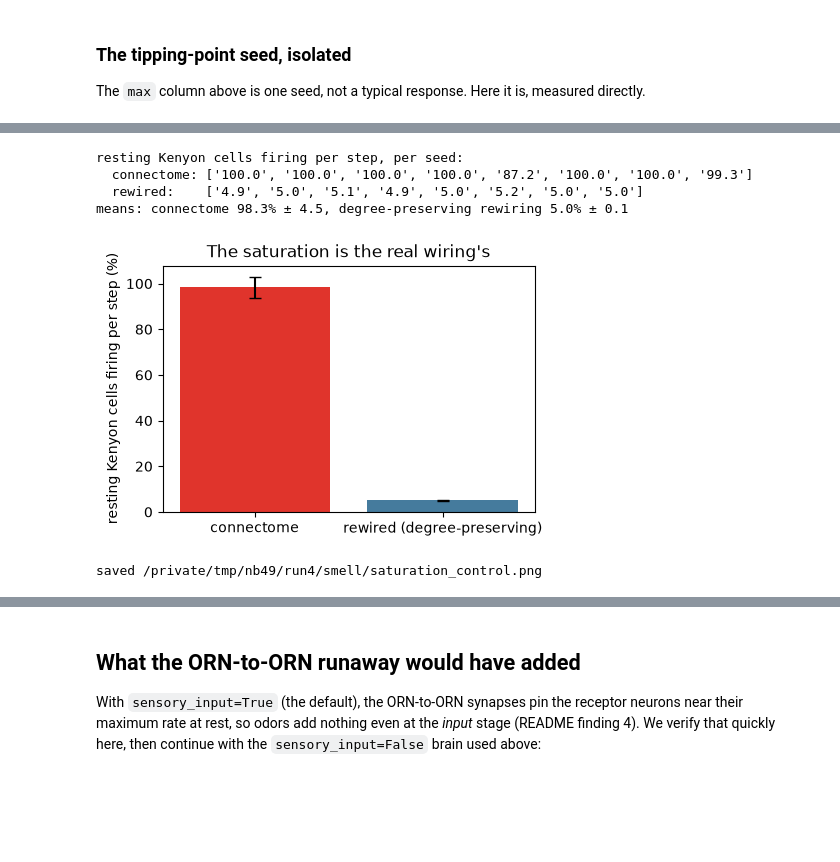
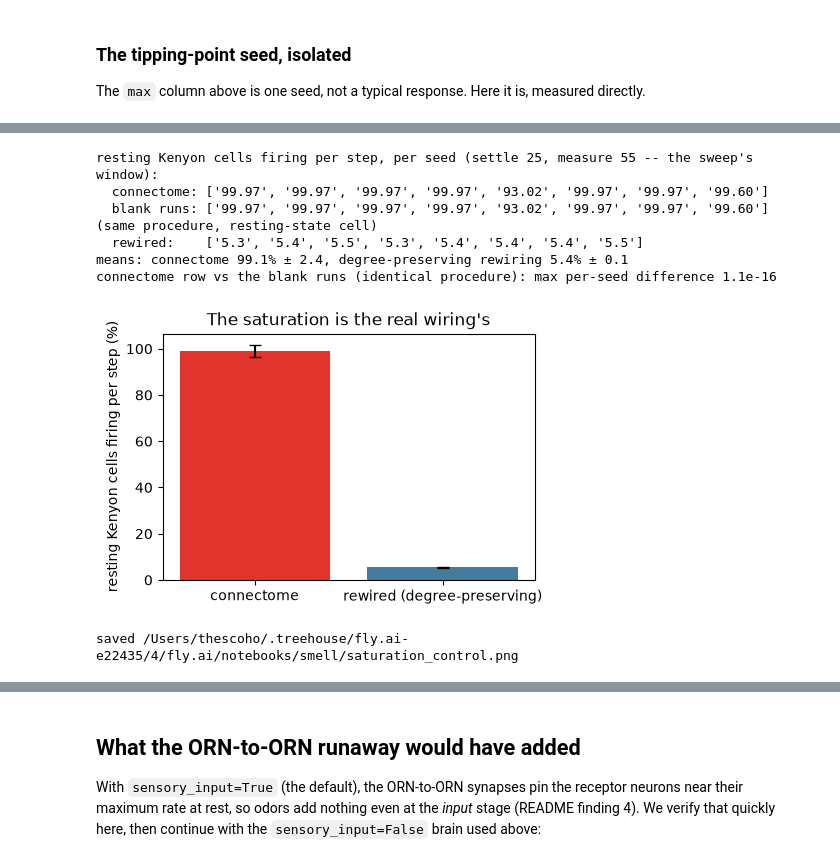
Before and after one commit to alextitonis/fly.ai, a Jupyter notebook: notebooks/smell.ipynb, the cells around one changed output, grey strips where cells are left out. Drawn from its saved outputs; the diff is of its cells as text; code cells hidden in the pictures; blank space fills up the shorter version.

```diff
--- a/notebooks/smell.ipynb
+++ b/notebooks/smell.ipynb
@@ -183,13 +223,10 @@ whole-brain spikes per step at rest: ~7605
 # %%
 t0 = time.time()
-res, blank, pn_of = {}, {}, {}
+res = {}
 for name, types in ODORS.items():
     idx = brain.cells(types)
-    pn_of[name] = pns_for(types)
     for a in STRENGTHS:
         for seed in SEEDS:
             res[name, a, seed] = trial(seed, idx, a, pn_of[name])
-for seed in SEEDS:
-    blank[seed] = trial(seed, np.empty(0, np.int64), 0.0, pn_of["DM1"])   # blank also watches DM1's PNs
-print(f"{len(res) + len(blank)} runs in {(time.time() - t0) / 60:.1f} min")
+print(f"{len(res)} odor runs (+{len(blank)} blanks) in {(time.time() - t0) / 60:.1f} min")
 # %% [output]
@@ -248,10 +291,11 @@ for name, color in zip(ODORS, ("#e0342c", "#f4a259", "#bc4b51", "#457b9d", "#2a9
     pn = [np.mean([res[name, a, s][0]["pn"].mean() for s in SEEDS]) * 50 for a in STRENGTHS]
     sd = [np.std([res[name, a, s][0]["pn"].mean() for s in SEEDS], ddof=1) * 50 for a in STRENGTHS]
     ax.errorbar(STRENGTHS, pn, yerr=sd, marker="o", capsize=3, color=color, label=name)
-ax.axhline(pn_blank * 50, ls="--", c="0.5", label="blank (rest)")
-ax.set_xlabel("injected voltage per step (V)")
+    ax.axhline(pn_floor[name] * 50, ls="--", c=color, lw=0.8, alpha=0.7)
+ax.set_xscale("log")
+ax.set_xlabel("injected voltage per step (V, log scale)")
 ax.set_ylabel("glomerular PN firing rate (Hz)")
-ax.set_title("The odor's own projection neurons respond")
+ax.set_title("The odor's own projection neurons respond\n(dashed lines: each odor's blank rest floor)")
 ax.legend(fontsize=8)
 plt.savefig(OUT / "pn_response.png", dpi=150, bbox_inches="tight")
 plt.show()
@@ -399,12 +435,0 @@ distinguishing odors is a couple of spikes.
-# %%
-blank_mbon = np.stack([blank[s][2][mbons] for s in SEEDS])
-print(f"MBON spikes at rest: {blank_mbon.sum(1).mean():.0f} over the window across {len(mbons)} "
-      f"neurons = {100 * blank_mbon.sum(1).mean() / (len(mbons) * 55):.0f}% of MBON spike-slots")
-print("Top-3 MBON neurons per odor at 1.0 V (extra spikes over the 1 s window, median / max;")
-print("several neurons can share one MBON type):")
-for name in ODORS:
-    extra = np.stack([res[name, 1.0, s][2][mbons] - blank[s][2][mbons] for s in SEEDS])
-    top = np.argsort(-np.median(extra, 0))[:3]
-    print(f"  {name:6s}: " + "; ".join(
-        f"{mbon_ct[i]:>8s}[{i:>2d}] {np.median(extra[:, i]):+.1f}/{extra[:, i].max():+.1f} "
-        f"({(extra[:, i] > 0).sum()}/{len(SEEDS)} seeds +)" for i in top))
@@ -462,46 +561,51 @@ def use_weights(W):
     brain.indptr, brain.indices, brain.weights = csc.indptr, csc.indices, csc.data
 
 
-def rest_kc_fraction(seeds, settle=25, steps=30):
-    '''The same window the sweep uses: settle for 25 steps, then measure.'''
+def rest_kc_fraction(seeds, settle=25, steps=WINDOW):
+    '''The same window the sweep uses: settle for 25 steps, then measure WINDOW steps.'''
     fr = []
     for seed in seeds:
         brain.reset(seed)
         for _ in range(settle):
             brain.step()
         c = 0
         for _ in range(steps):
             fired = brain.step()
             c += (kc_slot[fired] >= 0).sum() if len(fired) else 0
         fr.append(c / (steps * len(kc)))
     return np.array(fr)
 
 
 frac_real = rest_kc_fraction(SEEDS)
 use_weights(shuffled)
 frac_shuffled = rest_kc_fraction(SEEDS)
 use_weights(original)
-print("resting Kenyon cells firing per step, per seed:")
-print("  connectome:", [f"{100 * v:.1f}" for v in frac_real])
+print("resting Kenyon cells firing per step, per seed (settle 25, measure 55 -- the sweep's window):")
+print("  connectome:", [f"{100 * v:.2f}" for v in frac_real])
+print("  blank runs:", [f"{100 * v:.2f}" for v in kc_frac], "(same procedure, resting-state cell)")
 print("  rewired:   ", [f"{100 * v:.1f}" for v in frac_shuffled])
 print(f"means: connectome {100 * frac_real.mean():.1f}% ± {100 * frac_real.std(ddof=1):.1f}, "
       f"degree-preserving rewiring {100 * frac_shuffled.mean():.1f}% "
       f"± {100 * frac_shuffled.std(ddof=1):.1f}")
+print(f"connectome row vs the blank runs (identical procedure): "
+      f"max per-seed difference {np.abs(frac_real - kc_frac).max():.1e}")
 
 fig, ax = plt.subplots(figsize=(4.8, 3.2))
 ax.bar([0, 1], [100 * frac_real.mean(), 100 * frac_shuffled.mean()],
        yerr=[100 * frac_real.std(ddof=1), 100 * frac_shuffled.std(ddof=1)], capsize=4,
        color=["#e0342c", "#457b9d"])
 ax.set_xticks([0, 1], ["connectome", "rewired (degree-preserving)"])
 ax.set_ylabel("resting Kenyon cells firing per step (%)")
 ax.set_title("The saturation is the real wiring's")
 plt.savefig(OUT / "saturation_control.png", dpi=150, bbox_inches="tight")
 plt.show()
 print("saved", OUT / "saturation_control.png")
 # %% [output]
-resting Kenyon cells firing per step, per seed:
-  connectome: ['100.0', '100.0', '100.0', '100.0', '87.2', '100.0', '100.0', '99.3']
-  rewired:    ['4.9', '5.0', '5.1', '4.9', '5.0', '5.2', '5.0', '5.0']
-means: connectome 98.3% ± 4.5, degree-preserving rewiring 5.0% ± 0.1
+resting Kenyon cells firing per step, per seed (settle 25, measure 55 -- the sweep's window):
+  connectome: ['99.97', '99.97', '99.97', '99.97', '93.02', '99.97', '99.97', '99.60']
+  blank runs: ['99.97', '99.97', '99.97', '99.97', '93.02', '99.97', '99.97', '99.60'] (same procedure, resting-state cell)
+  rewired:    ['5.3', '5.4', '5.5', '5.3', '5.4', '5.4', '5.4', '5.5']
+means: connectome 99.1% ± 2.4, degree-preserving rewiring 5.4% ± 0.1
+connectome row vs the blank runs (identical procedure): max per-seed difference 1.1e-16
-[figure, old version]
+[figure, new version]
-saved /private/tmp/nb49/run4/smell/saturation_control.png
+saved /Users/thescoho/.treehouse/fly.ai-e22435/4/fly.ai/notebooks/smell/saturation_control.png
```
Also changed, not shown: parts of 26 cells of this notebook, 6 other files.
